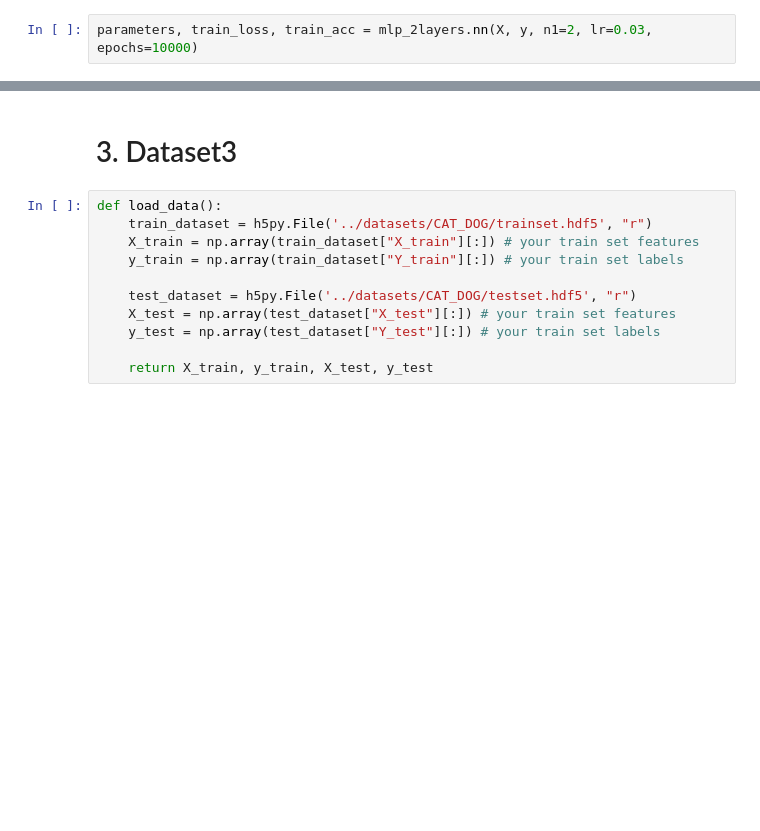
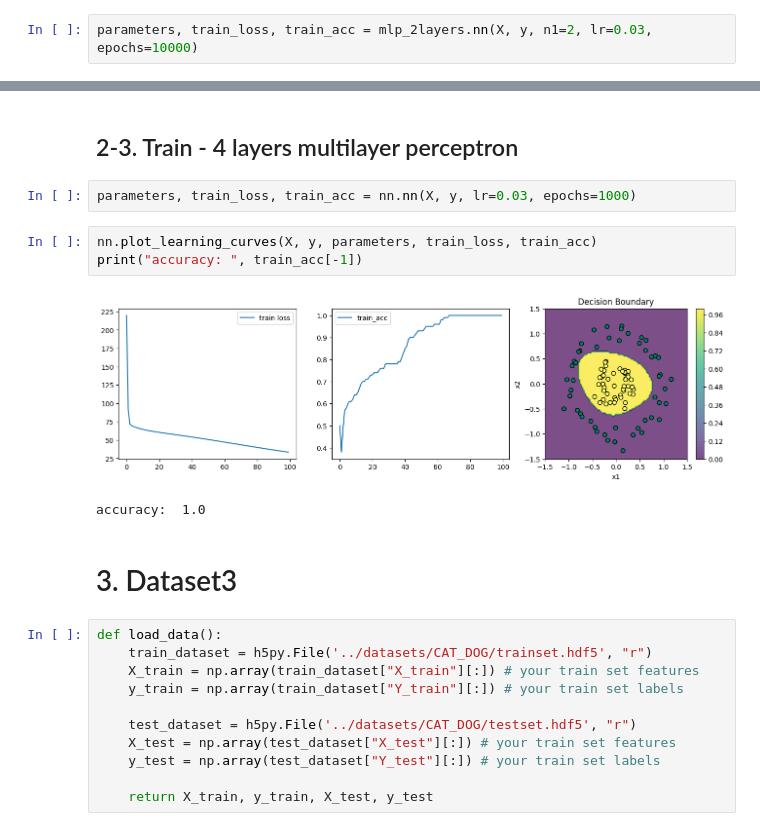
Before and after one commit to jmcheon/multilayer_perceptron, a Jupyter notebook: nn/nn_train.ipynb, the cells around one changed output, grey strips where cells are left out. Saved outputs shown, nothing was run; the diff lists cells and outputs as text; blank space fills up the shorter version.

```diff
--- a/nn/nn_train.ipynb
+++ b/nn/nn_train.ipynb
@@ -82,3 +99,13 @@ print("accuracy: ", train_acc[-1])
+# %% [markdown]
+## 2-3. Train - 4 layers multilayer perceptron
+# %%
+parameters, train_loss, train_acc = nn.nn(X, y, lr=0.03, epochs=1000)
+# %%
+nn.plot_learning_curves(X, y, parameters, train_loss, train_acc)
+print("accuracy: ", train_acc[-1])
+# %% [output]
+[figure, added]
+accuracy:  1.0
 # %% [markdown]
 # 3. Dataset3
 # %%
```
Also changed, not shown: parts of 20 cells of this notebook, 4 other files.
